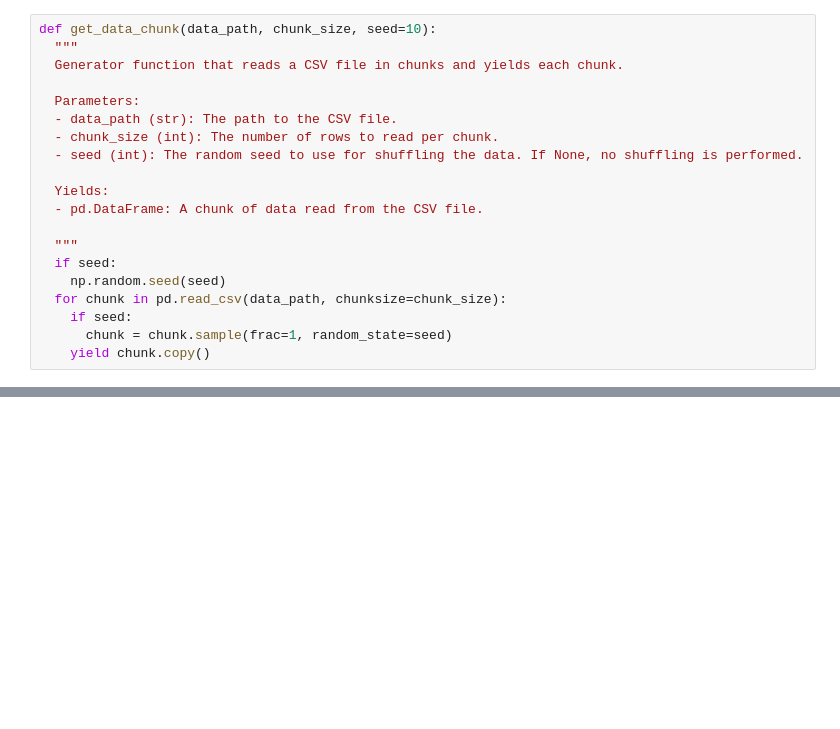
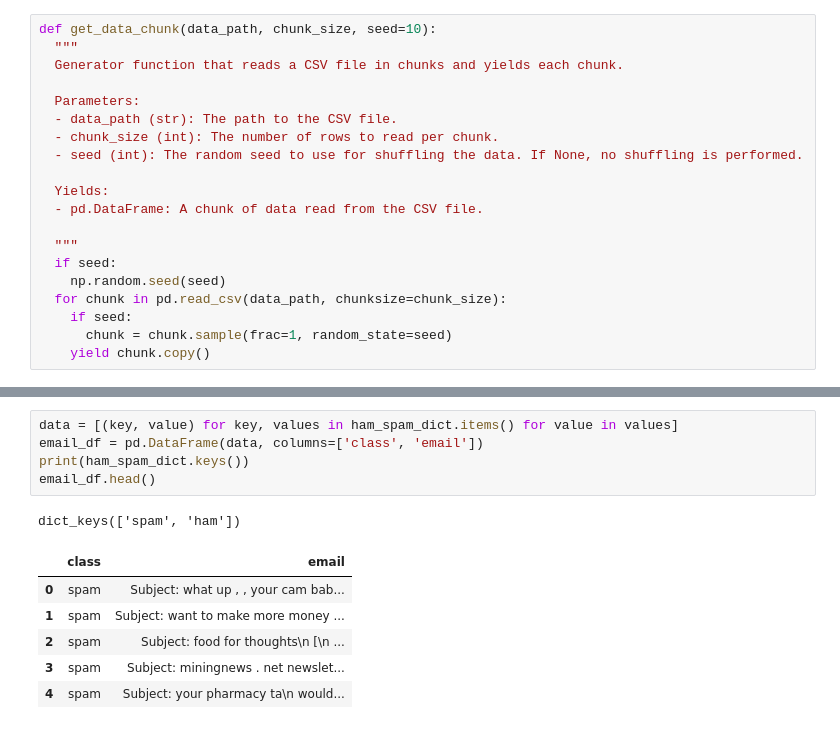
Before and after one commit to SurejSajeev/ML_Projects, a Jupyter notebook: spam_email_classifier/spam_or_ham.ipynb, the cells around one changed output, grey strips where cells are left out. Cells and saved outputs as stored; diff of their text form; blank space fills up the shorter version.

```diff
--- a/spam_email_classifier/spam_or_ham.ipynb
+++ b/spam_email_classifier/spam_or_ham.ipynb
@@ -29,0 +91,13 @@ for  batch in get_data_chunk('data/emails.csv', 1000, 42):
+# %%
+data = [(key, value) for key, values in ham_spam_dict.items() for value in values]
+email_df = pd.DataFrame(data, columns=['class', 'email'])
+print(ham_spam_dict.keys())
+email_df.head()
+# %% [output]
+dict_keys(['spam', 'ham'])
+|  | class | email |
+| 0 | spam | Subject: what up , , your cam bab... |
+| 1 | spam | Subject: want to make more money ... |
+| 2 | spam | Subject: food for thoughts\n [\n ... |
+| 3 | spam | Subject: miningnews . net newslet... |
+| 4 | spam | Subject: your pharmacy ta\n would... |
```
Also changed, not shown: parts of 19 cells of this notebook.
